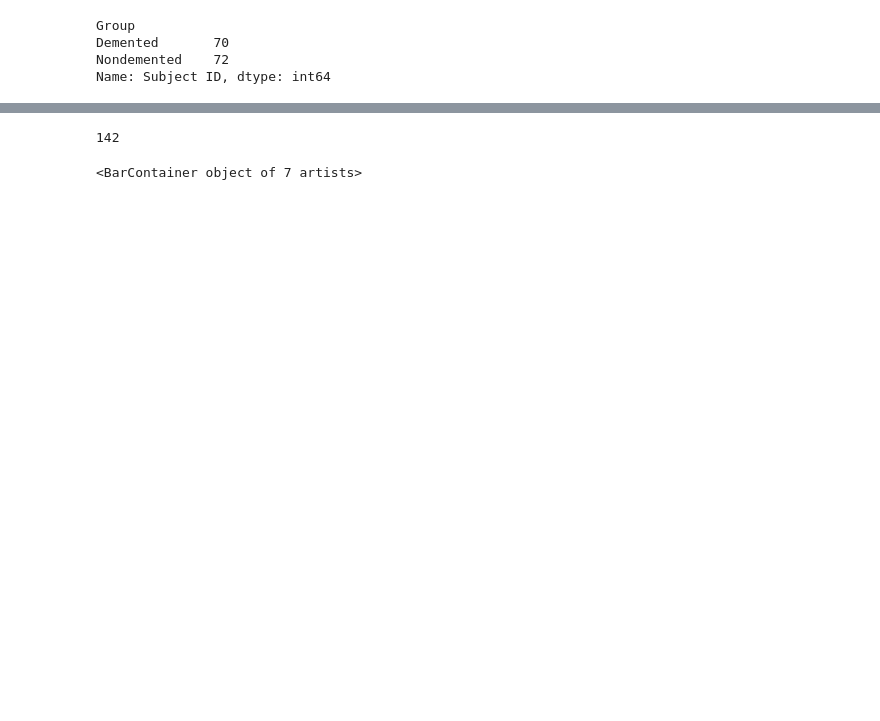
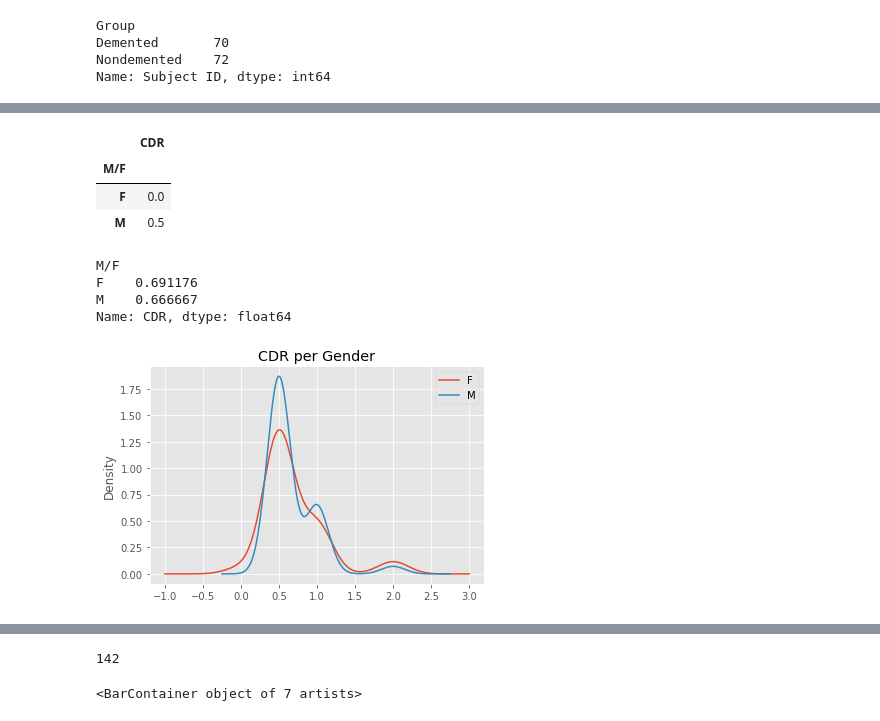
Before and after one commit to madhavi-r/Mashya_repo, a Jupyter notebook: Madhu's Analysis.ipynb, the cells around one changed output, grey strips where cells are left out. Cells and saved outputs as stored; diff of their text form; code cells hidden in the pictures; blank space fills up the shorter version.

```diff
--- a/Madhu's Analysis.ipynb
+++ b/Madhu's Analysis.ipynb
@@ -120,0 +182,18 @@ See the caveats in the documentation: http://pandas.pydata.org/pandas-docs/stabl
+# %%
+cdr_gender.median()
+# %% [output]
+|  | CDR |
+| M/F |  |
+| F | 0.0 |
+| M | 0.5 |
+# %%
+mri_dropdups_last.loc[mri_dropdups_last['Group'] == 'Demented'].groupby('M/F')['CDR'].plot.kde()
+plt.legend()
+plt.title('CDR per Gender')
+mri_dropdups_last.loc[mri_dropdups_last['Group'] == 'Demented'].groupby('M/F')['CDR'].mean()
+# %% [output]
+M/F
+F    0.691176
+M    0.666667
+Name: CDR, dtype: float64
+[figure, added]
```
Also changed, not shown: parts of 27 cells of this notebook.
